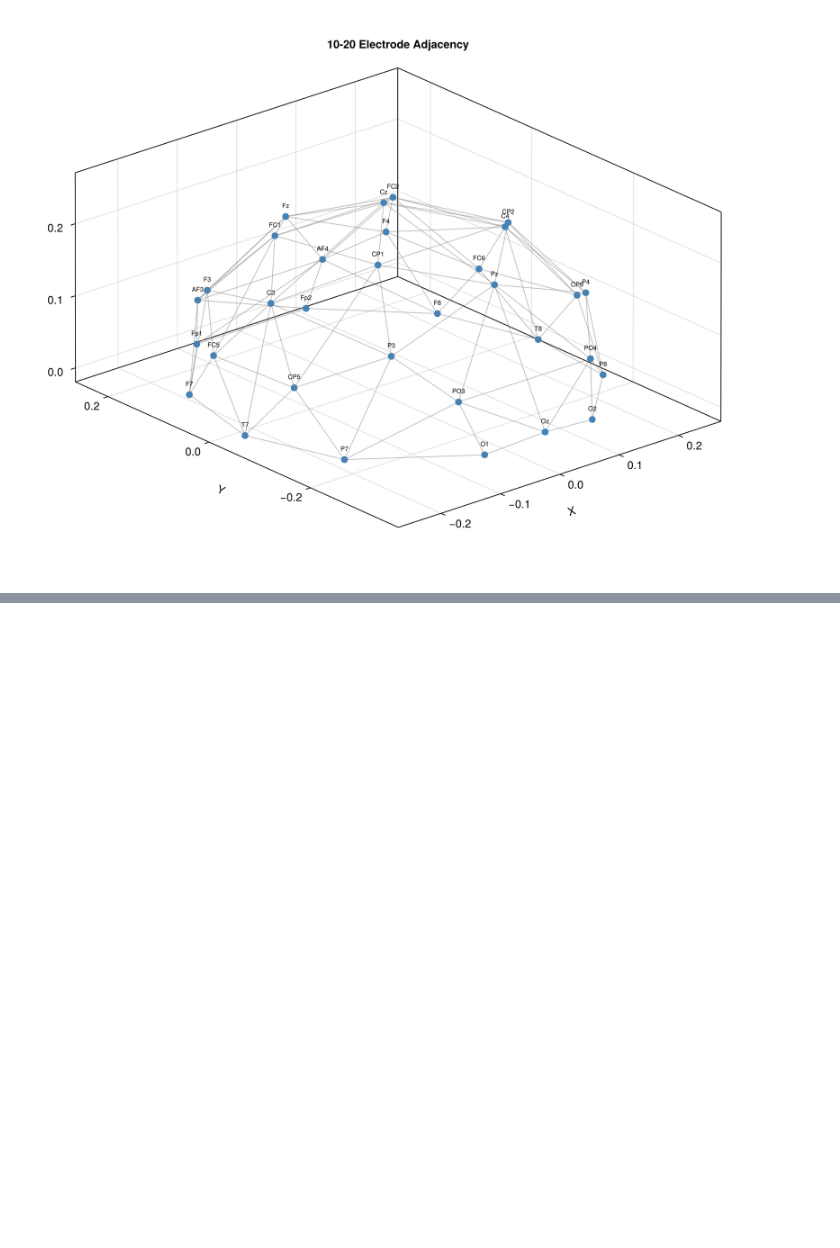
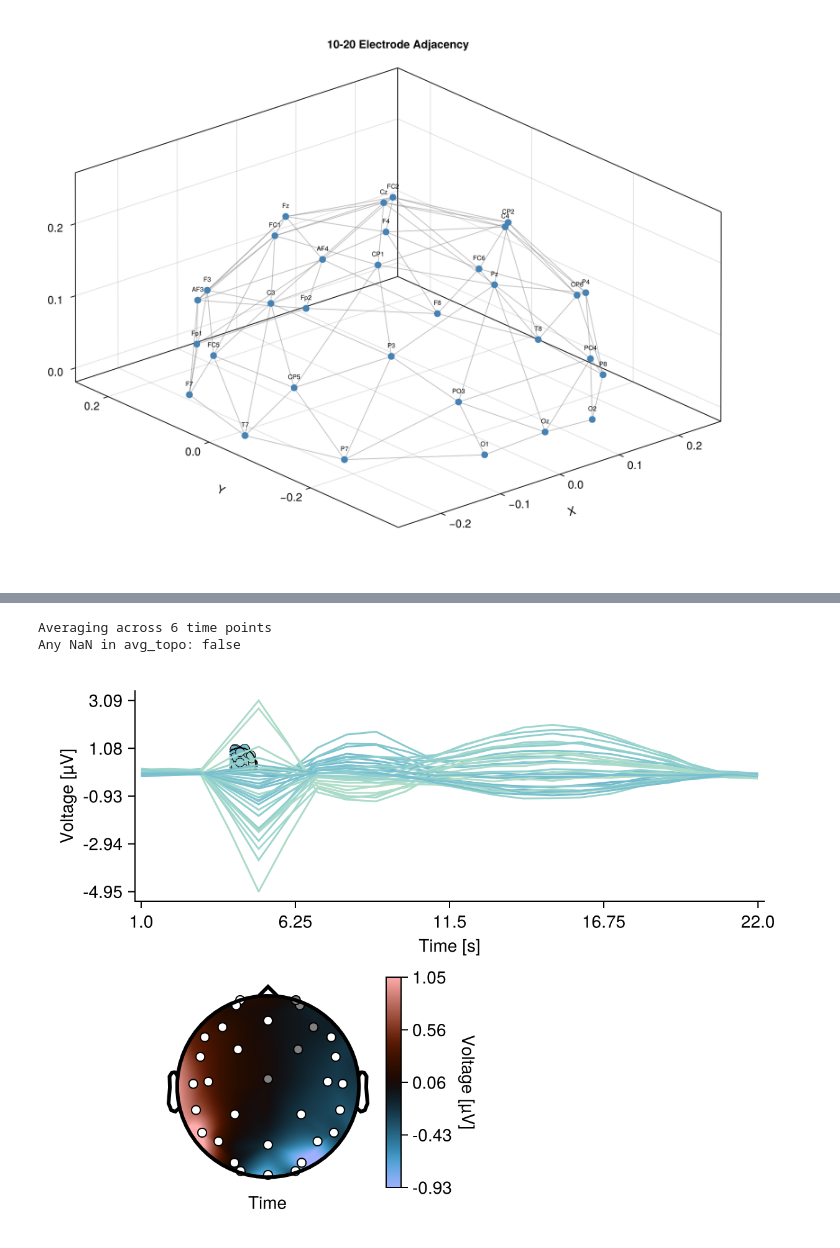
Before and after one commit to rosagross/ClusterComputation, a Jupyter notebook: notebooks/tutorial_notebook.ipynb, the cells around one changed output, grey strips where cells are left out. Saved outputs shown, nothing was run; the diff lists cells and outputs as text; code cells hidden in the pictures; blank space fills up the shorter version.

```diff
--- a/notebooks/tutorial_notebook.ipynb
+++ b/notebooks/tutorial_notebook.ipynb
@@ -105,0 +407,13 @@ fig
+# %%
+# create topoplot and butterfly plot for selected channels only
+pos3d = hart.electrodes["pos"][channel_idx, :]  # 32x3 matrix for selected channels
+pos2d = [Point2f(pos3d[i,1], pos3d[i,2]) for i in 1:size(pos3d,1)]  # convert to 2D points for topoplot
+sig_mask = pvals_clustermass .< 0.05
+cluster_data = copy(z_vals)
+#cluster_data[.!sig_mask] .= 0.0  # Set non-significant to zero (or NaN)
+# Ensure correct orientation: time x channels
+df = DataFrame(
+    :estimate => vec(cluster_data),  # no transpose, time is slow axis, channels is fast axis
+    :channel => repeat(1:size(cluster_data, 1), outer = size(cluster_data, 2)),
+    :time => repeat(1:size(cluster_data, 2), inner = size(cluster_data, 1))
+)
@@ -105,0 +481,56 @@ fig
+# %%
+f = Figure()
+# Average ERP across all trials for each channel and time
+erp = mean(data_e; dims=3)[:,:,1]  # (channels x times)
+df_erp = DataFrame(
+    :amplitude => vec(erp),
+    :channel => repeat(1:size(erp, 1), outer = size(erp, 2)),
+    :time => repeat(1:size(erp, 2), inner = size(erp, 1))
+)
+plot_butterfly!(f[1, 1:2], df_erp; positions = pos2d, mapping=(; y=:amplitude))
+# Find significant time points (p < 0.05)
+# sig_mask is channels x times, so get time indices where any channel is significant
+sig_time_bool = vec(any(sig_mask, dims=1))
+unique_times = sort(unique(df_erp.time))
+sig_times = unique_times[sig_time_bool]
+if isempty(sig_times)
+    @warn "No significant time points found; falling back to averaging across all times"
+    sig_times = unique_times
+end
+println("Averaging across $(length(sig_times)) time points")
+# Compute average topography robustly (avoid averaging over empty selection)
+avg_topo = Float64[]
+for ch in 1:n_channels
+    sel = (df_erp.channel .== ch) .& in.(df_erp.time, Ref(sig_times))
+    vals = df_erp.amplitude[sel]
+    if isempty(vals)
+        push!(avg_topo, NaN)
+    else
+        push!(avg_topo, mean(vals))
+    end
+end
+println("Any NaN in avg_topo: ", any(isnan, avg_topo))
+if any(isnan, avg_topo)
+    @warn "avg_topo contains NaNs for channels: $(findall(isnan, avg_topo))"
+end
+# Highlight significant channels: a channel is significant if any time point is significant for it
+sig_ch = [any(sig_mask[ch, :]) for ch in 1:n_channels]
+# Set marker color: red for significant, gray for others
+marker_colors = [is_sig ? :white : :gray for is_sig in sig_ch]
+# Set marker size: larger for significant, smaller for others
+marker_sizes = [is_sig ? 10 : 10 for is_sig in sig_ch]
+plot_topoplot!(
+    f[2, 1],
+    DataFrame(:amplitude => avg_topo, :channel => 1:n_channels);
+    positions = pos2d,
+    mapping=(; y=:amplitude),
+    visual = (; enlarge = 1, label_scatter = true, colormap = :berlin, contours = false),
+    colorrange = (; colorrange = (-0.5, 0.5)),
+    topo_attributes = (; label_scatter = (; color = marker_colors, markersize = marker_sizes)),
+    )
+
+f
+# %% [output]
+Averaging across 6 time points
+Any NaN in avg_topo: false
+[figure, added]
```
Also changed, not shown: parts of 15 cells of this notebook, 2 other files.
